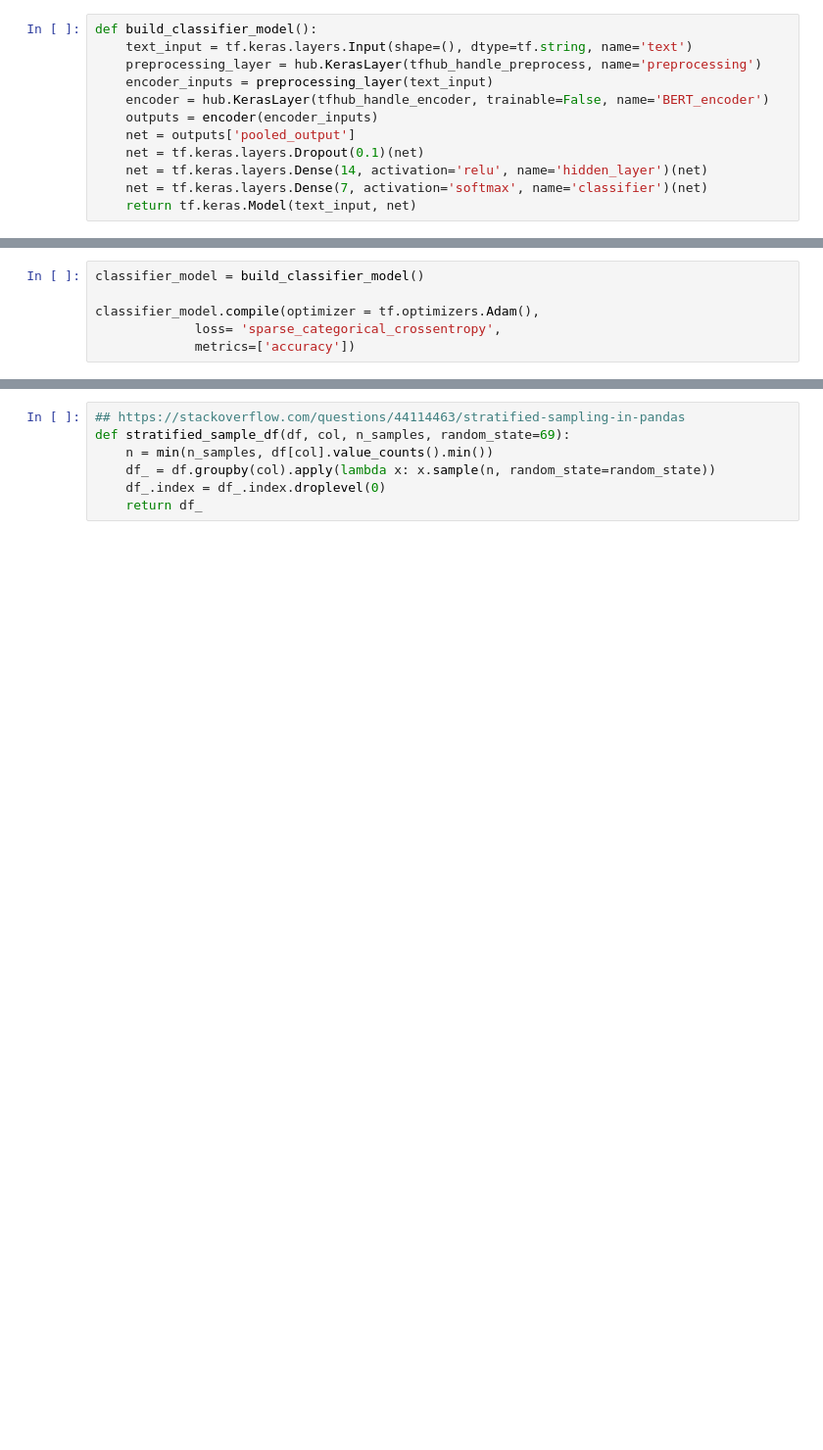
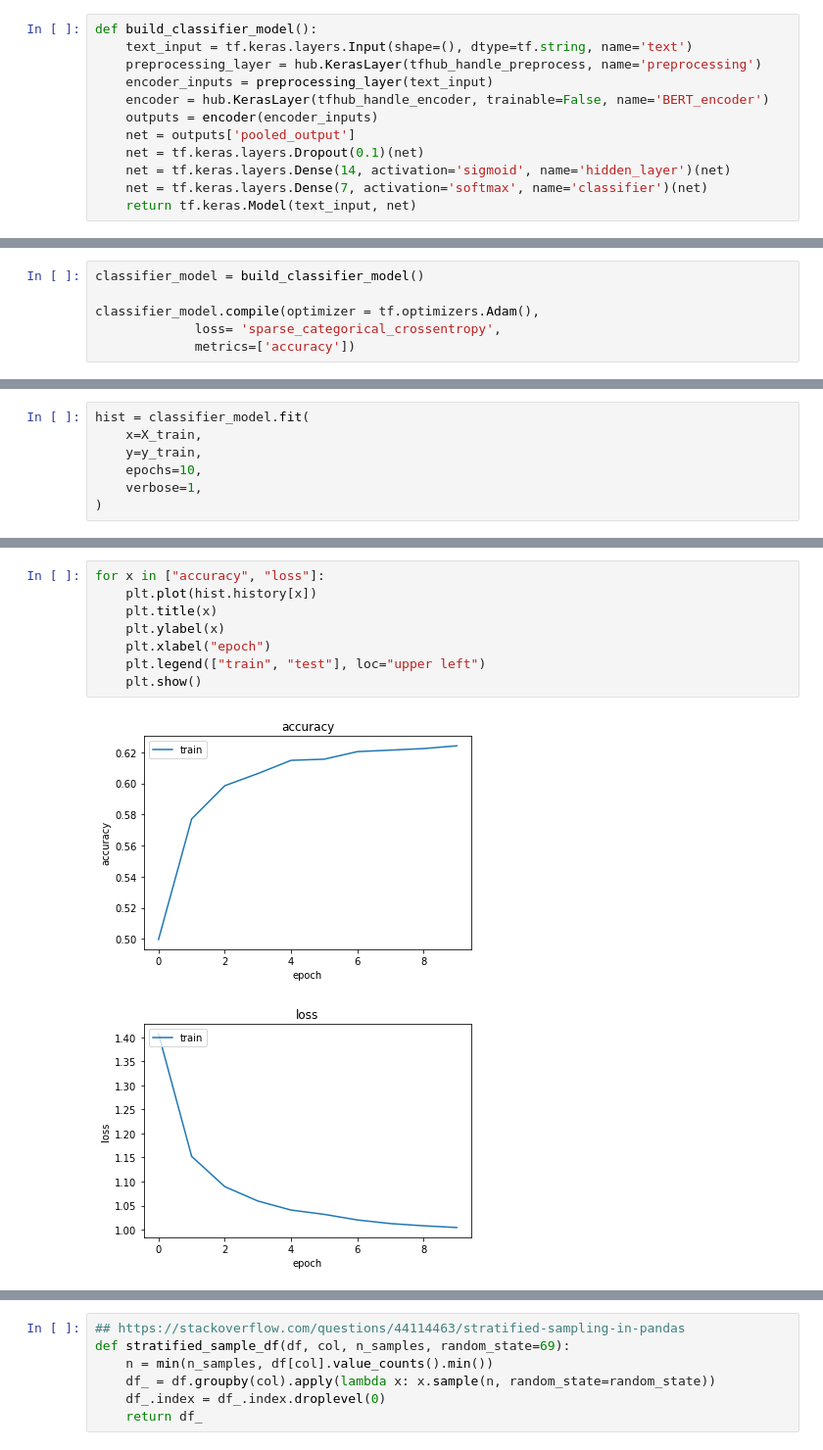
Before and after one commit to shermanleejm/IS424-T4, a Jupyter notebook: 5.BERT Transfer Learning-v2.ipynb, the cells around one changed output, grey strips where cells are left out. Shown at 98% size. Drawn from its saved outputs; the diff is of its cells as text; blank space fills up the shorter version.

```diff
--- a/5.BERT Transfer Learning-v2.ipynb
+++ b/5.BERT Transfer Learning-v2.ipynb
@@ -194,6 +190,6 @@ def build_classifier_model():
     outputs = encoder(encoder_inputs)
     net = outputs['pooled_output']
     net = tf.keras.layers.Dropout(0.1)(net)
-    net = tf.keras.layers.Dense(14, activation='relu', name='hidden_layer')(net)
+    net = tf.keras.layers.Dense(14, activation='sigmoid', name='hidden_layer')(net)
     net = tf.keras.layers.Dense(7, activation='softmax', name='classifier')(net)
     return tf.keras.Model(text_input, net)
@@ -222,0 +205,7 @@ Epoch 3/3
+# %%
+hist = classifier_model.fit(
+    x=X_train,
+    y=y_train,
+    epochs=10,
+    verbose=1,
+)
@@ -222,0 +233,11 @@ Epoch 3/3
+# %%
+for x in ["accuracy", "loss"]:
+    plt.plot(hist.history[x])
+    plt.title(x)
+    plt.ylabel(x)
+    plt.xlabel("epoch")
+    plt.legend(["train", "test"], loc="upper left")
+    plt.show()
+# %% [output]
+[figure, added]
+[figure, added]
```
Also changed, not shown: parts of 28 cells of this notebook, 1 other file.
